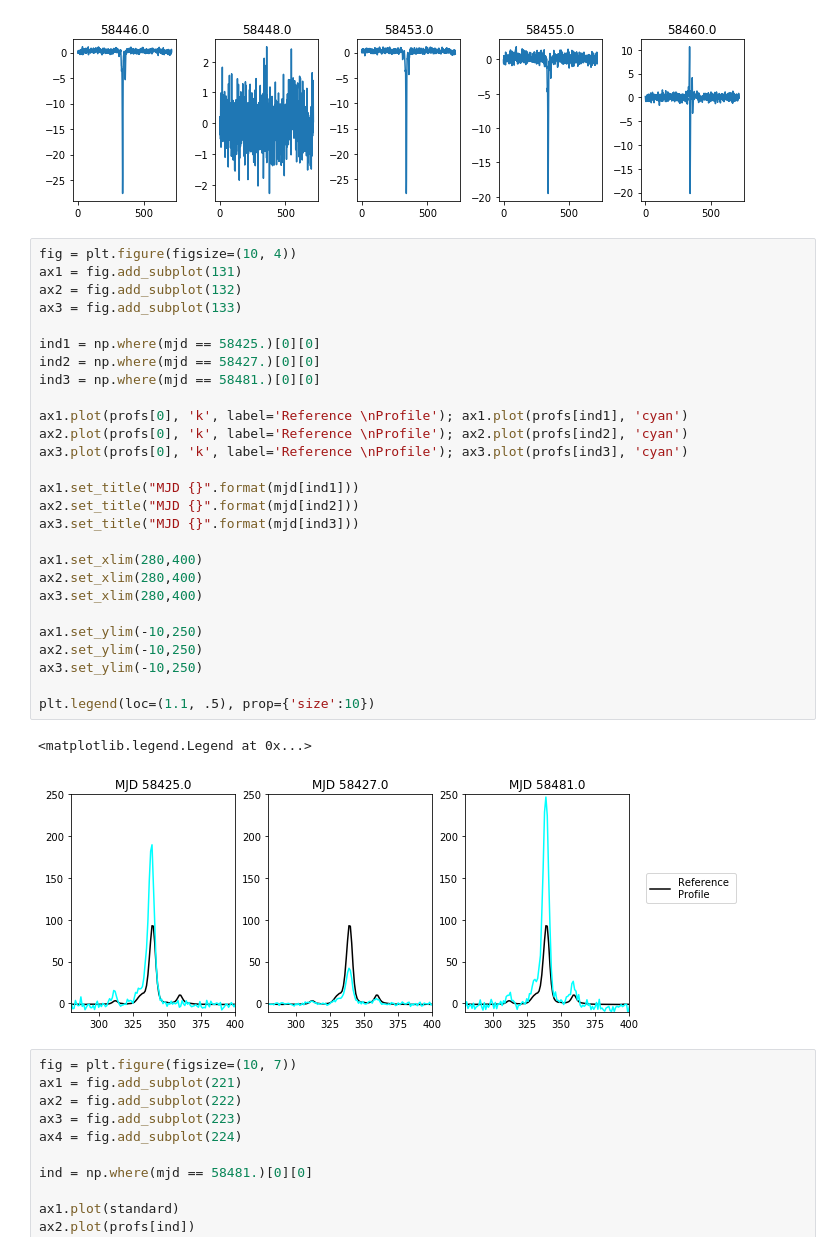
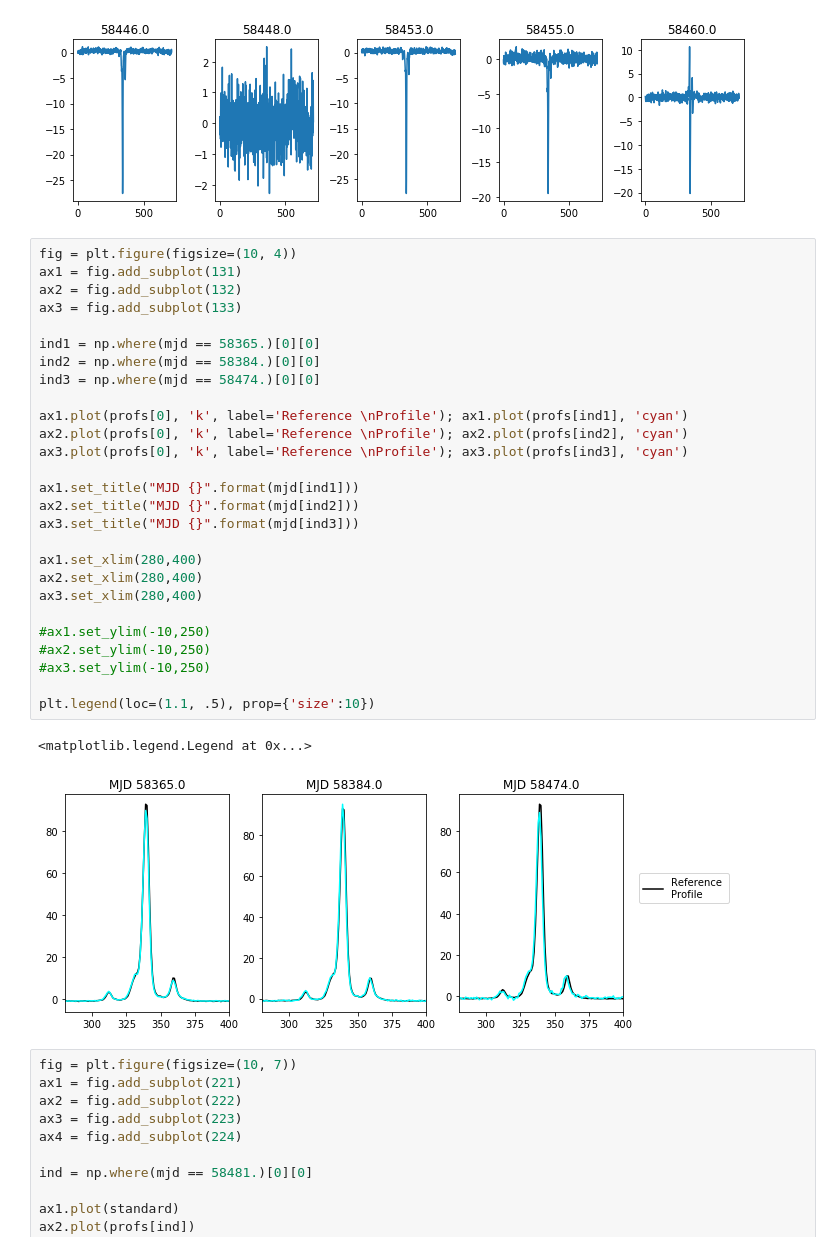
Before and after one commit to minyoungk99/IRES, a Jupyter notebook: other_notebooks/create_ratios_diffs.ipynb, the cells around one changed output. Drawn from its saved outputs; the diff is of its cells as text.

```diff
--- a/other_notebooks/create_ratios_diffs.ipynb
+++ b/other_notebooks/create_ratios_diffs.ipynb
@@ -69,33 +72,33 @@ u.gridplot(diffs[40:45], 5, hist=False, figsize=(10, 3), mjd=mjd[40:45])
 # %%
 fig = plt.figure(figsize=(10, 4))
 ax1 = fig.add_subplot(131)
 ax2 = fig.add_subplot(132)
 ax3 = fig.add_subplot(133)
 
-ind1 = np.where(mjd == 58425.)[0][0]
-ind2 = np.where(mjd == 58427.)[0][0]
-ind3 = np.where(mjd == 58481.)[0][0]
+ind1 = np.where(mjd == 58365.)[0][0]
+ind2 = np.where(mjd == 58384.)[0][0]
+ind3 = np.where(mjd == 58474.)[0][0]
 
 ax1.plot(profs[0], 'k', label='Reference \nProfile'); ax1.plot(profs[ind1], 'cyan')
 ax2.plot(profs[0], 'k', label='Reference \nProfile'); ax2.plot(profs[ind2], 'cyan')
 ax3.plot(profs[0], 'k', label='Reference \nProfile'); ax3.plot(profs[ind3], 'cyan')
 
 ax1.set_title("MJD {}".format(mjd[ind1]))
 ax2.set_title("MJD {}".format(mjd[ind2]))
 ax3.set_title("MJD {}".format(mjd[ind3]))
 
 ax1.set_xlim(280,400)
 ax2.set_xlim(280,400)
 ax3.set_xlim(280,400)
 
-ax1.set_ylim(-10,250)
-ax2.set_ylim(-10,250)
-ax3.set_ylim(-10,250)
+#ax1.set_ylim(-10,250)
+#ax2.set_ylim(-10,250)
+#ax3.set_ylim(-10,250)
 
 plt.legend(loc=(1.1, .5), prop={'size':10})
 # %% [output]
 <matplotlib.legend.Legend at 0x...>
-[figure, old version]
+[figure, new version]
 # %%
 fig = plt.figure(figsize=(10, 7))
 ax1 = fig.add_subplot(221)
```
Also changed, not shown: parts of 1 cell of this notebook, 1 other file.
